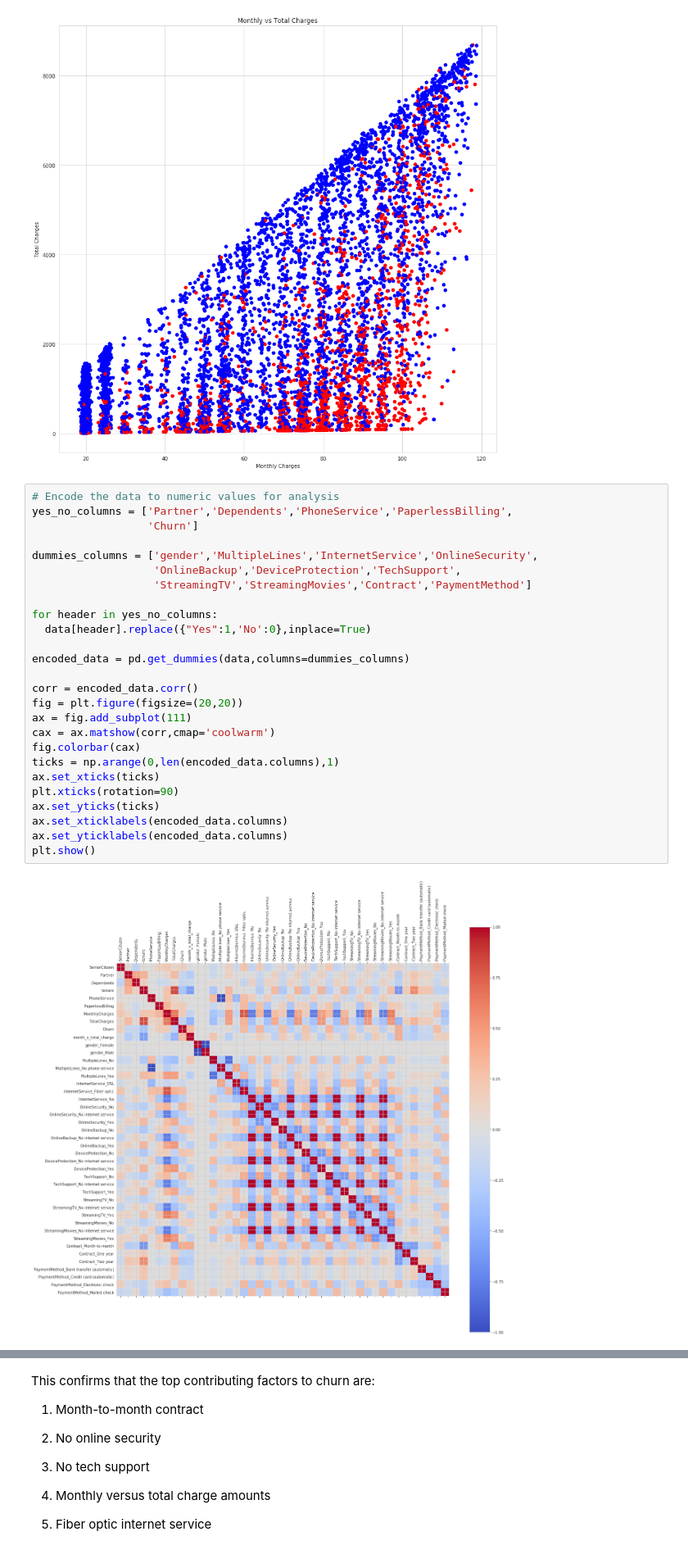
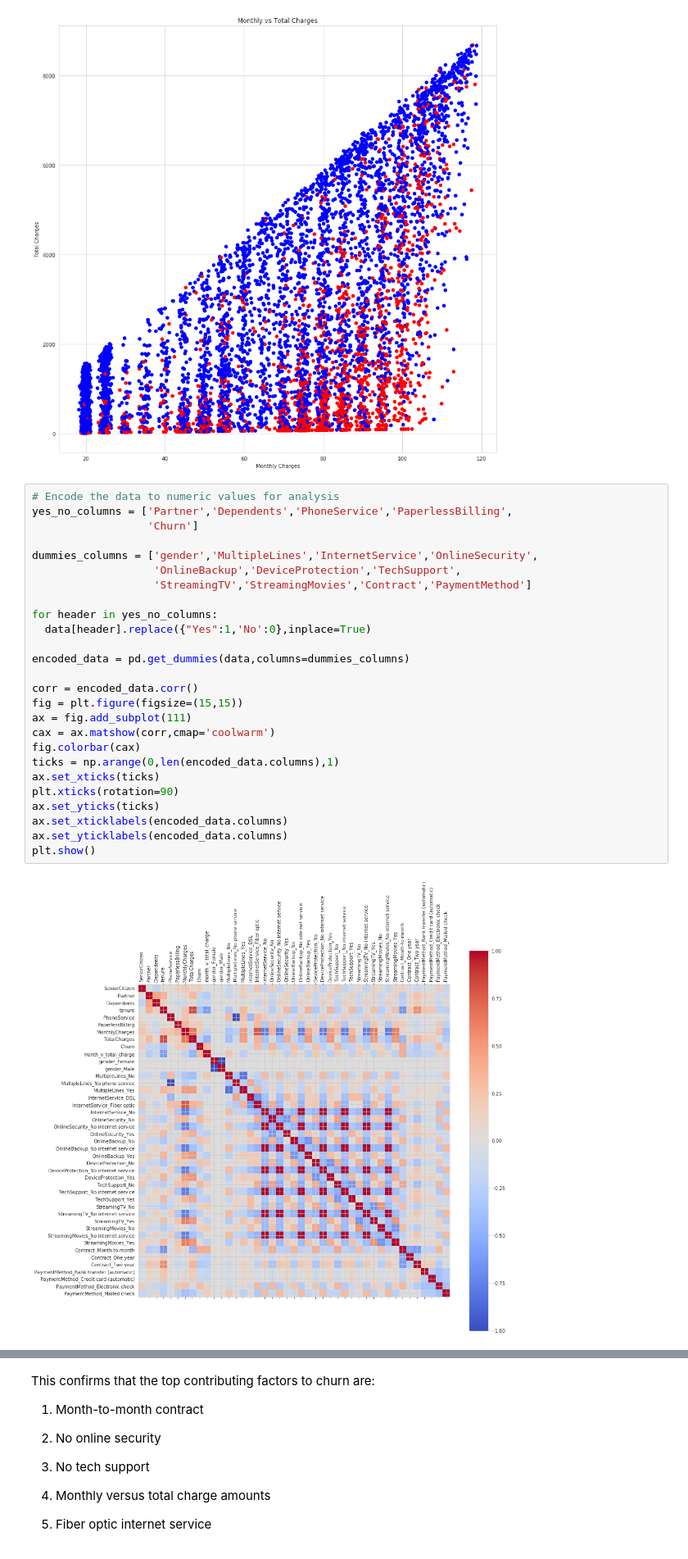
Before and after one commit to irishroryc/Wild_1, a Jupyter notebook: Wild_1.ipynb, the cells around one changed output, grey strips where cells are left out. Shown: that part at 82% size. Cells and saved outputs as stored; diff of their text form.

```diff
--- a/Wild_1.ipynb
+++ b/Wild_1.ipynb
@@ -208,31 +193,31 @@ plt.show()
 # %%
 # Encode the data to numeric values for analysis
 yes_no_columns = ['Partner','Dependents','PhoneService','PaperlessBilling',
                   'Churn']
 
 dummies_columns = ['gender','MultipleLines','InternetService','OnlineSecurity',
                    'OnlineBackup','DeviceProtection','TechSupport',
                    'StreamingTV','StreamingMovies','Contract','PaymentMethod']
 
 for header in yes_no_columns:
   data[header].replace({"Yes":1,'No':0},inplace=True)
 
 encoded_data = pd.get_dummies(data,columns=dummies_columns)
 
 corr = encoded_data.corr()
-fig = plt.figure(figsize=(20,20))
+fig = plt.figure(figsize=(15,15))
 ax = fig.add_subplot(111)
 cax = ax.matshow(corr,cmap='coolwarm')
 fig.colorbar(cax)
 ticks = np.arange(0,len(encoded_data.columns),1)
 ax.set_xticks(ticks)
 plt.xticks(rotation=90)
 ax.set_yticks(ticks)
 ax.set_xticklabels(encoded_data.columns)
 ax.set_yticklabels(encoded_data.columns)
 plt.show()
 # %% [output]
-[figure, old version]
+[figure, new version]
 # %%
 # Print out correlation values for Churn in sorted order
 sorted_churn_correlation = corr['Churn'].sort_values(ascending=False)
```
Also changed, not shown: parts of 19 cells of this notebook.
